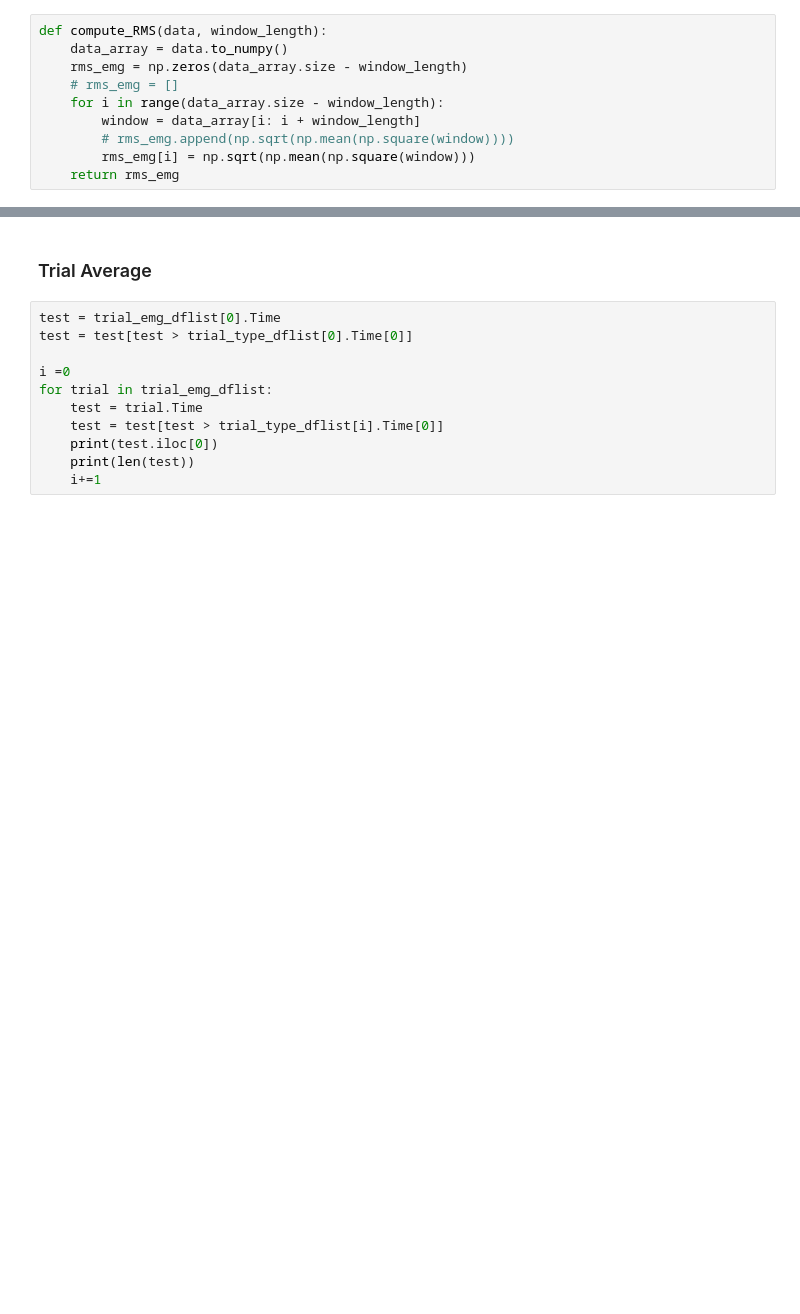
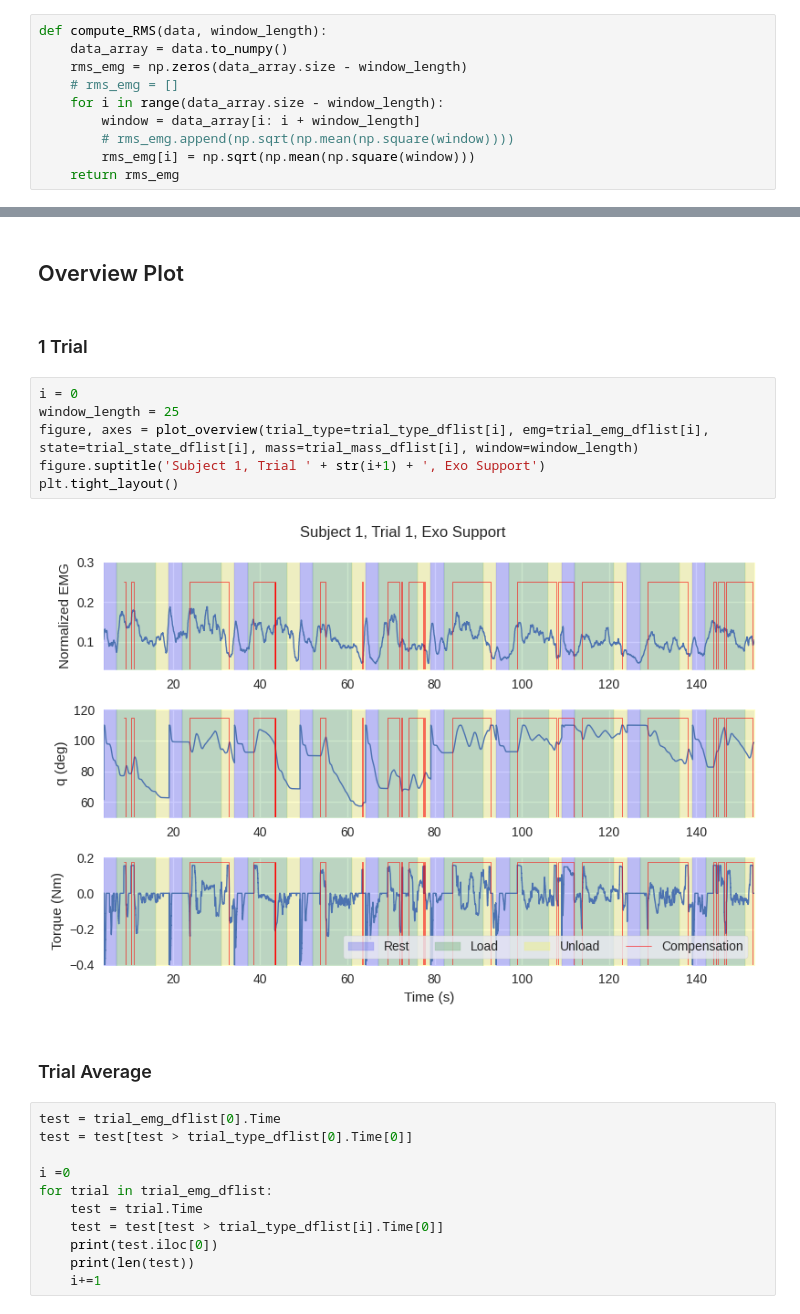
Before and after one commit to Cyberjin7/master_thesis, a Jupyter notebook: analysis/unloading_analysis.ipynb, the cells around one changed output, grey strips where cells are left out. Saved outputs shown, nothing was run; the diff lists cells and outputs as text; blank space fills up the shorter version.

```diff
--- a/analysis/unloading_analysis.ipynb
+++ b/analysis/unloading_analysis.ipynb
@@ -372,3 +352,15 @@ ax[1].grid()
+# %% [markdown]
+## Overview Plot
+# %% [markdown]
+### 1 Trial
+# %%
+i = 0
+window_length = 25
+figure, axes = plot_overview(trial_type=trial_type_dflist[i], emg=trial_emg_dflist[i], state=trial_state_dflist[i], mass=trial_mass_dflist[i], window=window_length)
+figure.suptitle('Subject 1, Trial ' + str(i+1) + ', Exo Support')
+plt.tight_layout()
+# %% [output]
+[figure, added]
 # %% [markdown]
 ### Trial Average
 # %%
```
Also changed, not shown: parts of 19 cells of this notebook, 1 other file.
